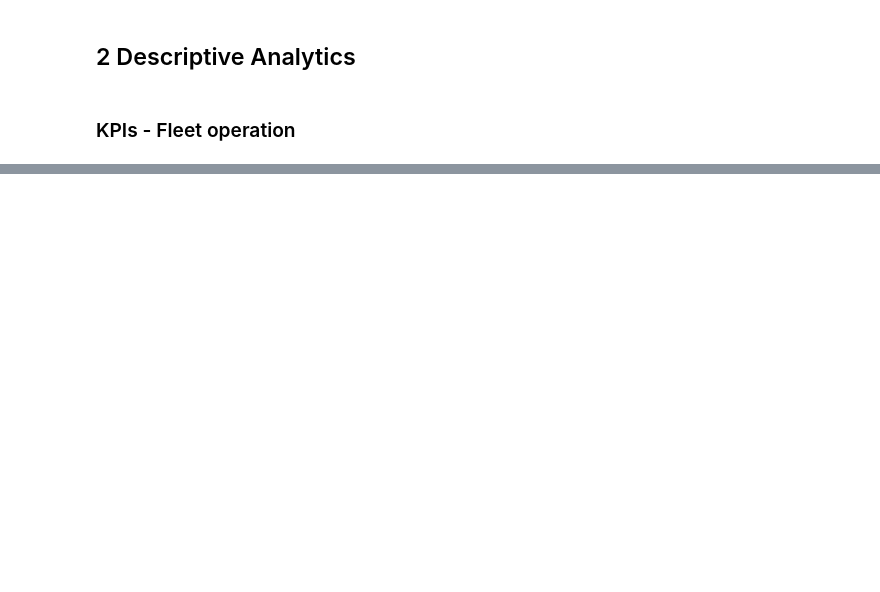
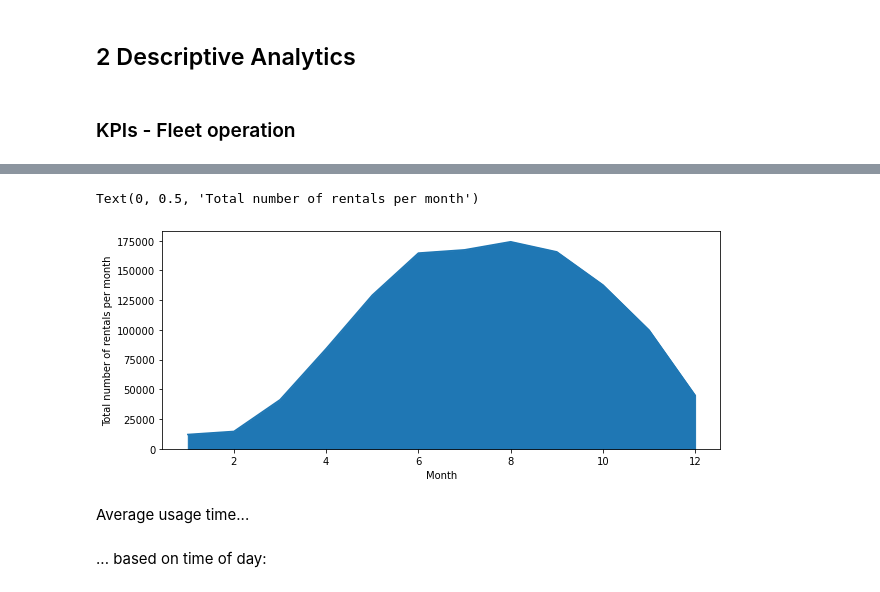
Before and after one commit to MoritzWagner13/Machine-Learning, a Jupyter notebook: Code.ipynb, the cells around one changed output, grey strips where cells are left out. Cells and saved outputs as stored; diff of their text form; code cells hidden in the pictures; blank space fills up the shorter version.

```diff
--- a/Code.ipynb
+++ b/Code.ipynb
@@ -420,0 +436,11 @@ bike.groupby(bike["start_time"].rename('Date').dt.date).size().plot.bar()
+# %%
+bikeplot2 = bike.groupby(bike["start_time"].rename('Month').dt.month).size()
+
+fig, axs = plt.subplots(figsize=(10,4))
+bikeplot2.plot.area(ax=axs)
+axs.set_ylabel('Total number of rentals per month')
+# %% [output]
+Text(0, 0.5, 'Total number of rentals per month')
+[figure, added]
+# %% [markdown]
+Average usage time...
@@ -420,0 +451,2 @@ bike.groupby(bike["start_time"].rename('Date').dt.date).size().plot.bar()
+# %% [markdown]
+... based on time of day:
```
Also changed, not shown: parts of 21 cells of this notebook.
